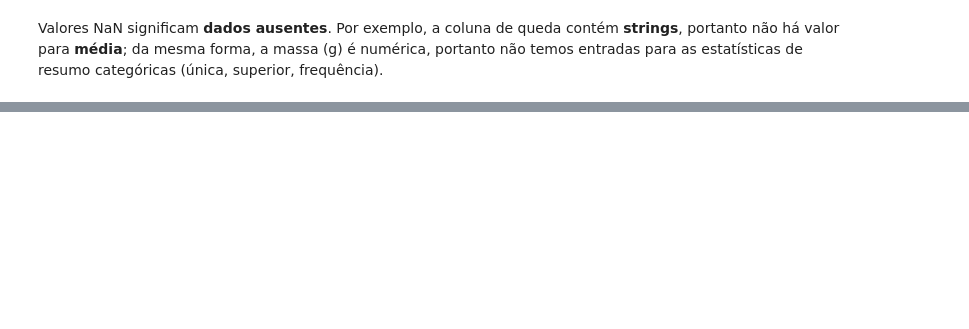
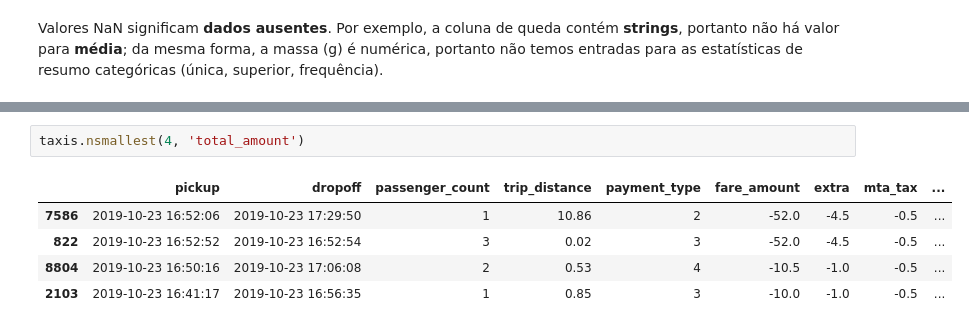
Before and after one commit to nicolas1707/pandas-workshop, a Jupyter notebook: notebooks/Anotações.ipynb, the cells around one changed output, grey strips where cells are left out. Drawn from its saved outputs; the diff is of its cells as text; blank space fills up the shorter version.

```diff
--- a/notebooks/Anotações.ipynb
+++ b/notebooks/Anotações.ipynb
@@ -379,0 +519,8 @@ Valores NaN significam __dados ausentes__. Por exemplo, a coluna de queda conté
+# %%
+taxis.nsmallest(4, 'total_amount')
+# %% [output]
+|  | pickup | dropoff | passenger_count | trip_distance | payment_type | fare_amount | extra | mta_tax | ... |
+| 7586 | 2019-10-23 16:52:06 | 2019-10-23 17:29:50 | 1 | 10.86 | 2 | -52.0 | -4.5 | -0.5 | ... |
+| 822 | 2019-10-23 16:52:52 | 2019-10-23 16:52:54 | 3 | 0.02 | 3 | -52.0 | -4.5 | -0.5 | ... |
+| 8804 | 2019-10-23 16:50:16 | 2019-10-23 17:06:08 | 2 | 0.53 | 4 | -10.5 | -1.0 | -0.5 | ... |
+| 2103 | 2019-10-23 16:41:17 | 2019-10-23 16:56:35 | 1 | 0.85 | 3 | -10.0 | -1.0 | -0.5 | ... |
```
Also changed, not shown: parts of 35 cells of this notebook.
